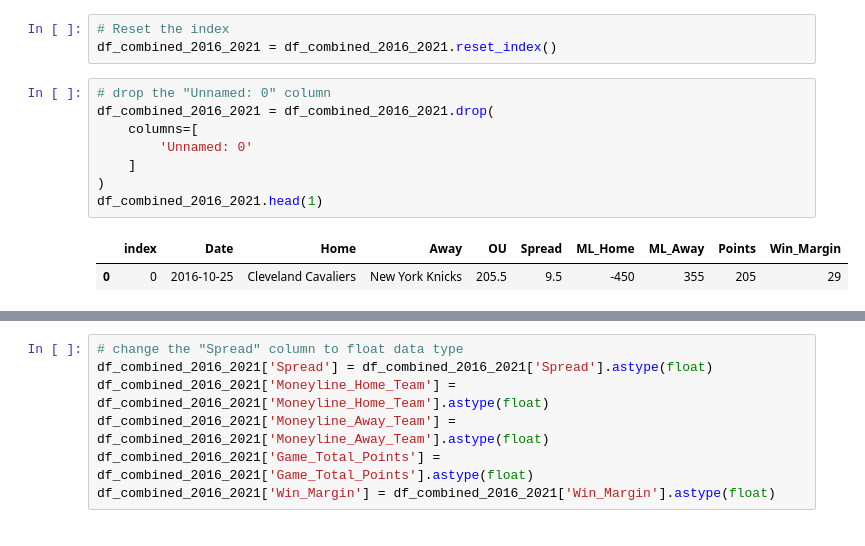
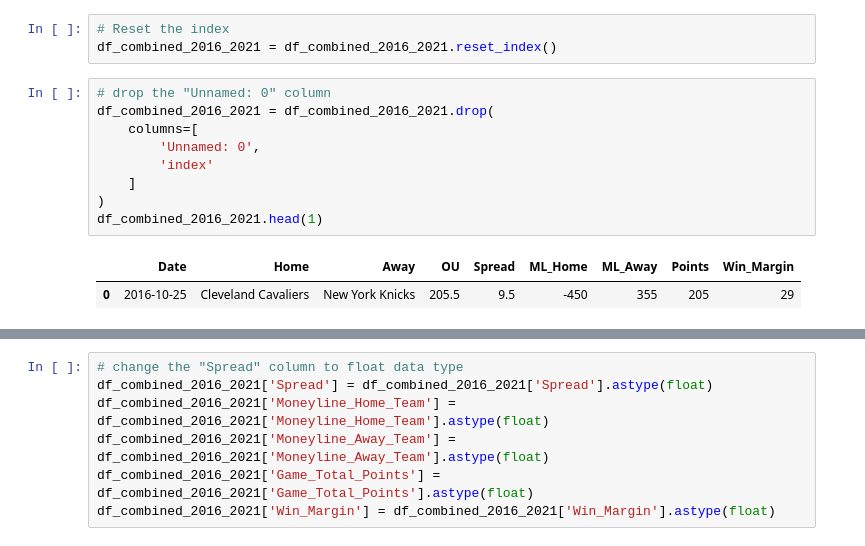
Before and after one commit to kheller18/nba-sports-betting-ml, a Jupyter notebook: read_csv_files.ipynb, the cells around one changed output, grey strips where cells are left out. Cells and saved outputs as stored; diff of their text form.

```diff
--- a/read_csv_files.ipynb
+++ b/read_csv_files.ipynb
@@ -273,14 +271,15 @@ df_combined_2016_2021 = df_combined_2016_2021.reset_index()
 # %%
 # drop the "Unnamed: 0" column
 df_combined_2016_2021 = df_combined_2016_2021.drop(
     columns=[
-        'Unnamed: 0'
+        'Unnamed: 0',
+        'index'
     ]
 )
 df_combined_2016_2021.head(1)
 # %% [output]
-|  | index | Date | Home | Away | OU | Spread | ML_Home | ML_Away | Points | Win_Margin |
-| 0 | 0 | 2016-10-25 | Cleveland Cavaliers | New York Knicks | 205.5 | 9.5 | -450 | 355 | 205 | 29 |
+|  | Date | Home | Away | OU | Spread | ML_Home | ML_Away | Points | Win_Margin |
+| 0 | 2016-10-25 | Cleveland Cavaliers | New York Knicks | 205.5 | 9.5 | -450 | 355 | 205 | 29 |
 # %%
 # rename the "Home", "Away", "OU", "ML_Home", "ML_Away", and "Points" columns
 df_combined_2016_2021 = df_combined_2016_2021.rename(
```
Also changed, not shown: parts of 11 cells of this notebook, 1 other file.
